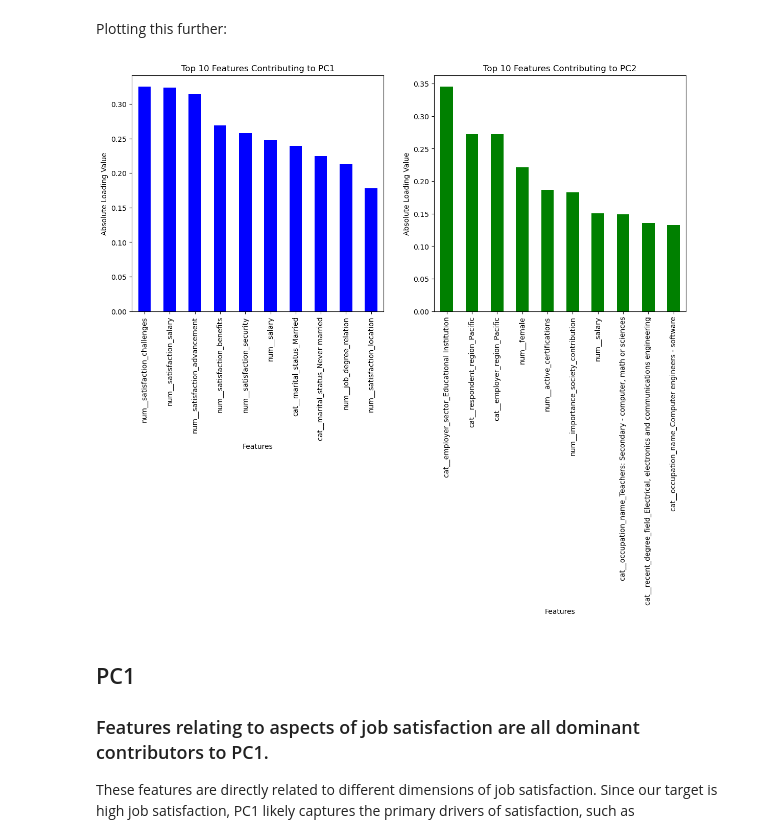
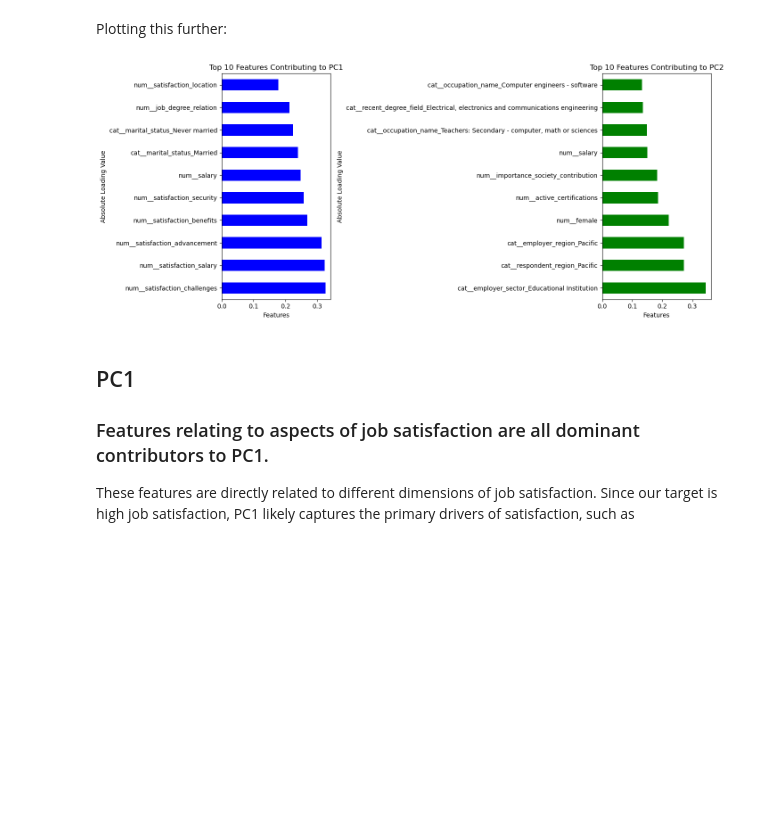
Before and after one commit to nivi-prasad-1/Predicting-Job-Satisfaction, a Jupyter notebook: notebooks/05 Model 1: Decision Tree.ipynb, the cells around one changed output. Saved outputs shown, nothing was run; the diff lists cells and outputs as text; code cells hidden in the pictures; blank space fills up the shorter version.

Commit message:
Changing PCA plot orientation

```diff
--- a/notebooks/05 Model 1: Decision Tree.ipynb
+++ b/notebooks/05 Model 1: Decision Tree.ipynb
@@ -250,23 +250,23 @@ Plotting this further:
 # %%
 # Plot PC1 and PC2 side by side
 fig, axes = plt.subplots(ncols=2, figsize=(14, 6))
 
 # PC1
-top_features_pc1.plot(kind='bar', color='blue', ax=axes[0])
+top_features_pc1.plot(kind='barh', color='blue', ax=axes[0])
 axes[0].set_title('Top 10 Features Contributing to PC1')
 axes[0].set_ylabel('Absolute Loading Value')
 axes[0].set_xlabel('Features')
 
 # PC2
-top_features_pc2.plot(kind='bar', color='green', ax=axes[1])
+top_features_pc2.plot(kind='barh', color='green', ax=axes[1])
 axes[1].set_title('Top 10 Features Contributing to PC2')
 axes[1].set_ylabel('Absolute Loading Value')
 axes[1].set_xlabel('Features')
 
 plt.tight_layout()
 plt.show()
 # %% [output]
-[figure, old version]
+[figure, new version]
 # %% [markdown]
 ## PC1
 
```
Also changed, not shown: 1 other file.
